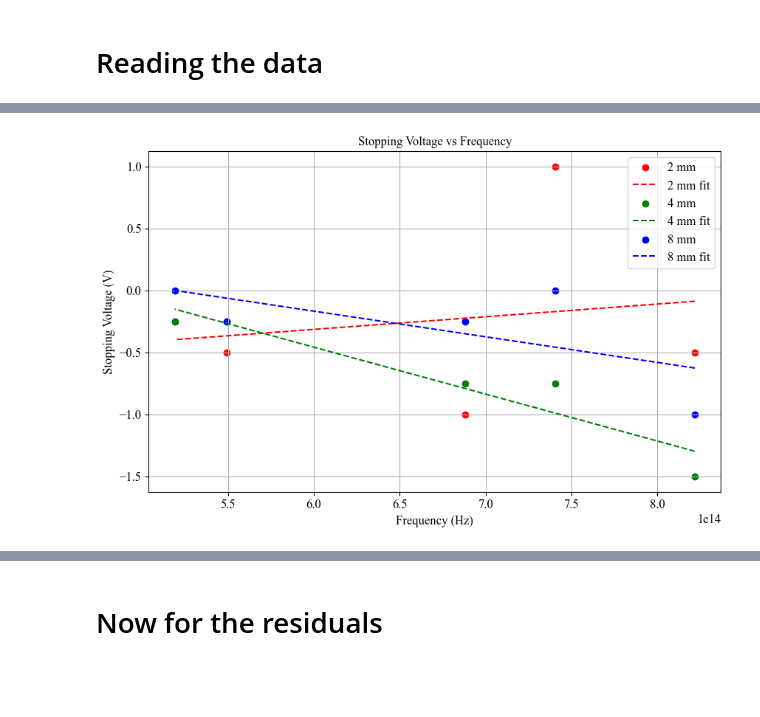
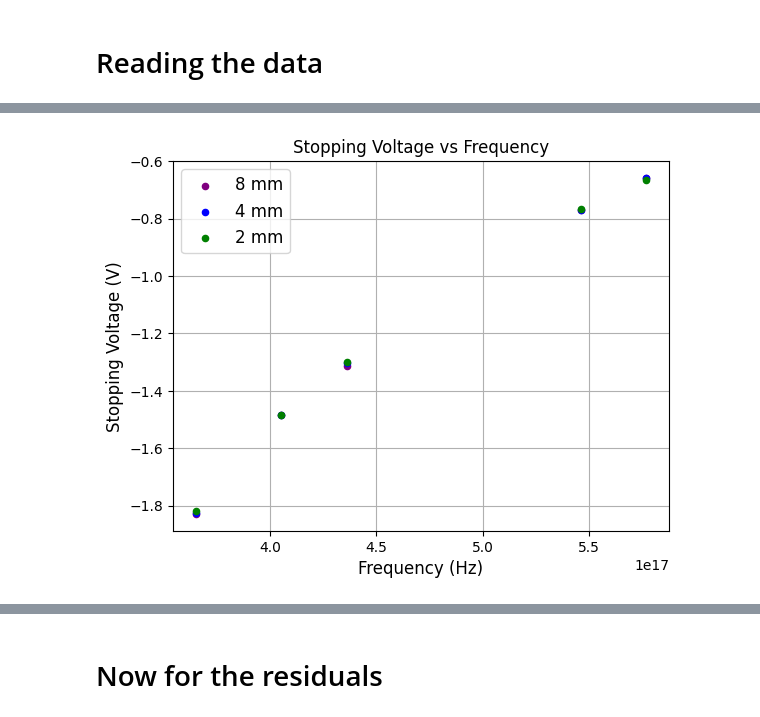
Before and after one commit to ChristianArgueta/PHSX-616, a Jupyter notebook: Photoelectric Effect.ipynb, the cells around one changed output, grey strips where cells are left out. Saved outputs shown, nothing was run; the diff lists cells and outputs as text; code cells hidden in the pictures; blank space fills up the shorter version.

```diff
--- a/Photoelectric Effect.ipynb
+++ b/Photoelectric Effect.ipynb
@@ -196,41 +73,24 @@ plt.show()
-# %%
-# Define the function to fit the data
-def linear(x, m, c):
-    return m * x + c
-
-# Fit the data for 2 mm
-popt_2mm, _ = curve_fit(linear, frequencies_hz, [VS1, VS2, VS3, VS4, VS5])
-m_2mm, c_2mm = popt_2mm
-
-# Fit the data for 4 mm
-popt_4mm, _ = curve_fit(linear, frequencies_hz, [VS6, VS7, VS8, VS9, VS10])
-m_4mm, c_4mm = popt_4mm
-
-# Fit the data for 8 mm
-popt_8mm, _ = curve_fit(linear, frequencies_hz, [VS11, VS12, VS13, VS14, VS15])
-m_8mm, c_8mm = popt_8mm
-
-# Plot the data and the fitted lines
-plt.figure(figsize=(10, 6))
-plt.scatter(frequencies_hz, [VS1, VS2, VS3, VS4, VS5], color='red', marker='o', label='2 mm')
-plt.plot(frequencies_hz, linear(np.array(frequencies_hz), *popt_2mm), color='red', linestyle='--', label='2 mm fit')
-
-plt.scatter(frequencies_hz, [VS6, VS7, VS8, VS9, VS10], color='green', marker='o', label='4 mm')
-plt.plot(frequencies_hz, linear(np.array(frequencies_hz), *popt_4mm), color='green', linestyle='--', label='4 mm fit')
-
-plt.scatter(frequencies_hz, [VS11, VS12, VS13, VS14, VS15], color='blue', marker='o', label='8 mm')
-plt.plot(frequencies_hz, linear(np.array(frequencies_hz), *popt_8mm), color='blue', linestyle='--', label='8 mm fit')
-
-plt.xlabel('Frequency (Hz)', fontsize=12)
-plt.ylabel('Stopping Voltage (V)', fontsize=12)
-plt.title('Stopping Voltage vs Frequency', fontsize=12)
-plt.legend(fontsize=12)
-plt.grid(True)
-pdf_filename = 'PhotoelectricEffectData.pdf'
-plt.savefig(pdf_filename)
-
-# Confirming the file has been saved
-pdf_filename
-plt.show()
-# %% [output]
-[figure, removed]
+# %%
+#Only use the first 5 rows for the data
+LAM1 = LAM1[:5]
+LAM2 = LAM2[:5]
+LAM3 = LAM3[:5]
+
+VStop1 = VStop1[:5]
+VStop2 = VStop2[:5]
+VStop3 = VStop3[:5]
+# %%
+plt.scatter(LAM1, VStop1, label='8 mm', color='purple', s=20)
+plt.scatter(LAM2, VStop2, label='4 mm', color='blue', s=20)
+plt.scatter(LAM3, VStop3,  label='2 mm', color='green', s=20)
+
+plt.xlabel('Frequency (Hz)', fontsize=12)
+plt.ylabel('Stopping Voltage (V)', fontsize=12)
+plt.title('Stopping Voltage vs Frequency', fontsize=12)
+plt.legend(fontsize=12)
+plt.grid(True)
+plt.show()
+
+#Create a linear fit for the stopping voltage vs frequency
+# %% [output]
+[figure, added]
```
Also changed, not shown: parts of 29 cells of this notebook.
